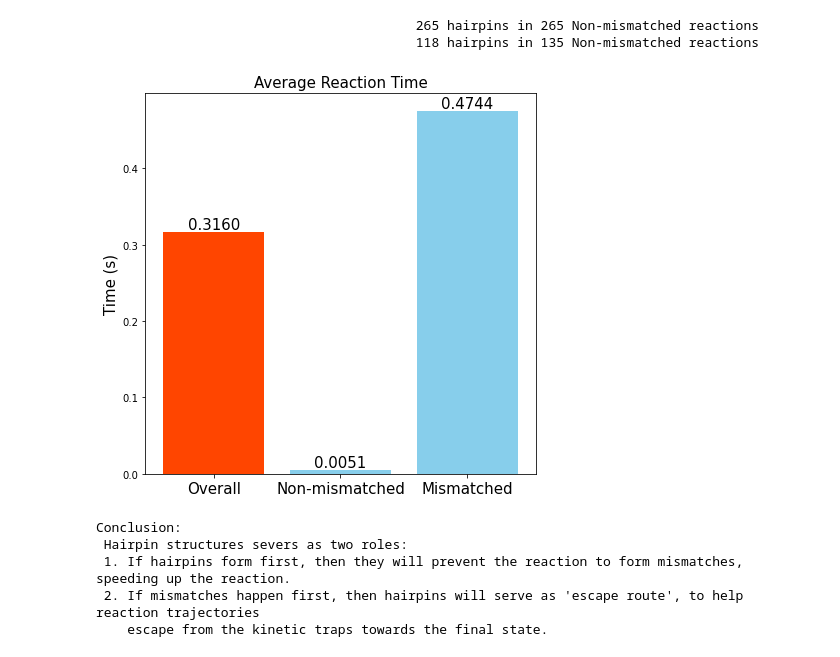
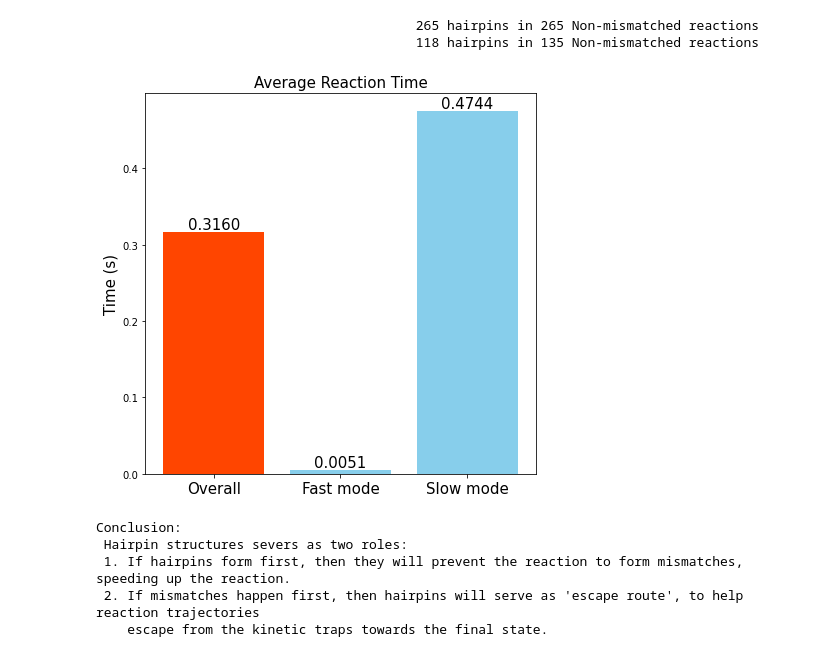
Before and after one commit to chenwei-zhang/ViDa, a Jupyter notebook: vida/threestrand_note_stats.ipynb, the cells around one changed output. Saved outputs shown, nothing was run; the diff lists cells and outputs as text; code cells hidden in the pictures.

```diff
--- a/vida/threestrand_note_stats.ipynb
+++ b/vida/threestrand_note_stats.ipynb
@@ -351,19 +353,19 @@ print(f'                                         {np.where(hairpinInmatch==1)[0]
                                          118 hairpins in 135 Non-mismatched reactions
 # %%
 fig, ax = plt.subplots(figsize=(7,7))
-time_names = ['Overall', 'Non-mismatched', 'Mismatched']
+time_names = ['Overall', 'Fast mode', 'Slow mode']
 bar_colors = ['orangered', 'skyblue', 'skyblue']
 average_times = [np.mean(rxnTimes), np.mean(rxnTimes[traj_no_mismatch]), np.mean(rxnTimes[traj_mismatch])]
 bars = ax.bar(time_names, average_times, color=bar_colors)
 ax.set_title('Average Reaction Time', fontsize=15)
 ax.set_ylabel('Time (s)', fontsize=15)
 ax.set_xticklabels(time_names, fontsize=15)
 
 for bar in bars:
     yval = bar.get_height()
     ax.text(bar.get_x() + bar.get_width()/2, yval, f'{yval:.4f}', ha='center', va='bottom', fontsize=15)
 # %% [output]
-[figure, old version]
+[figure, new version]
 # %%
 print("Conclusion: \n Hairpin structures severs as two roles:\n \
 1. If hairpins form first, then they will prevent the reaction to form mismatches, speeding up the reaction.\n \
```
Also changed, not shown: parts of 3 cells of this notebook, 2 other files.
